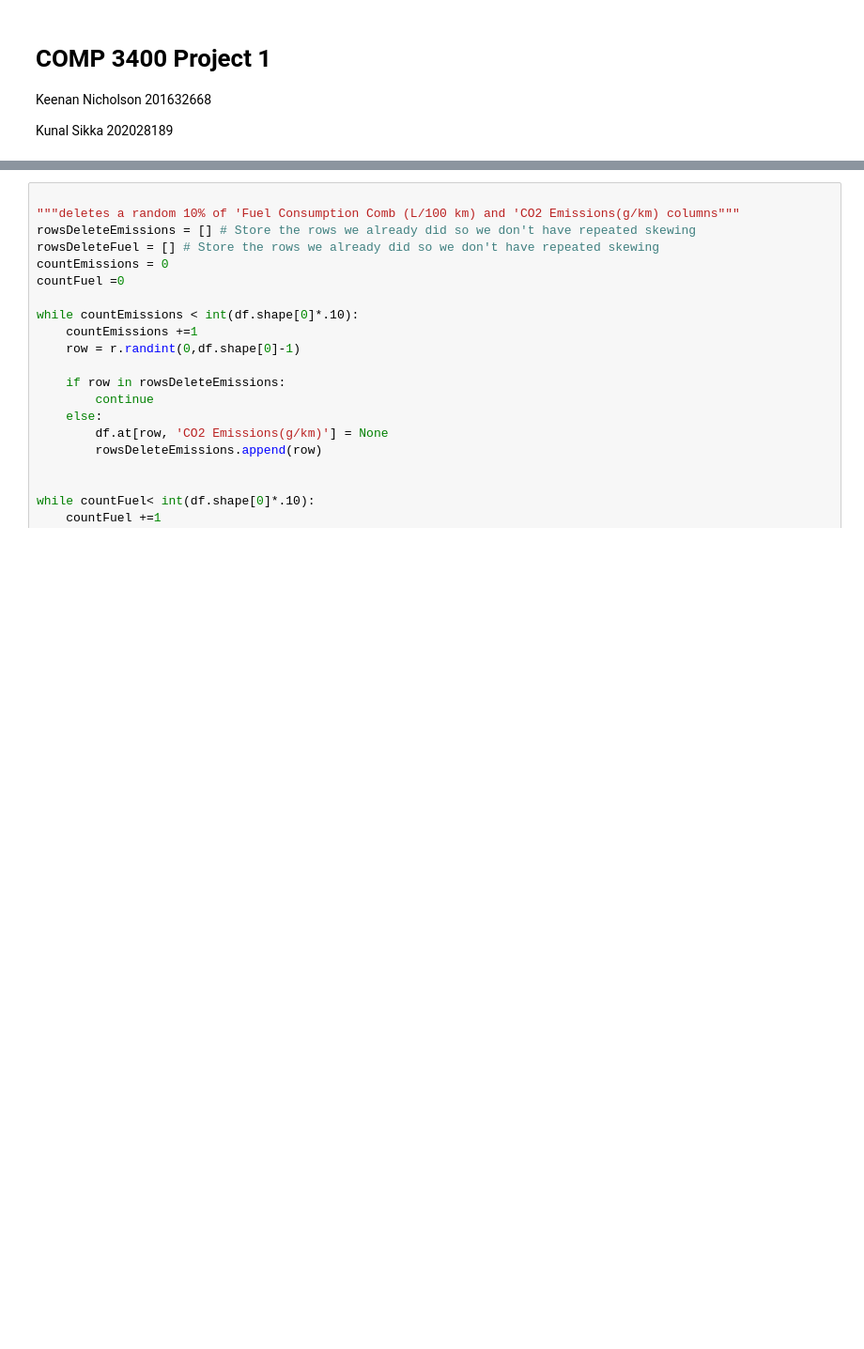
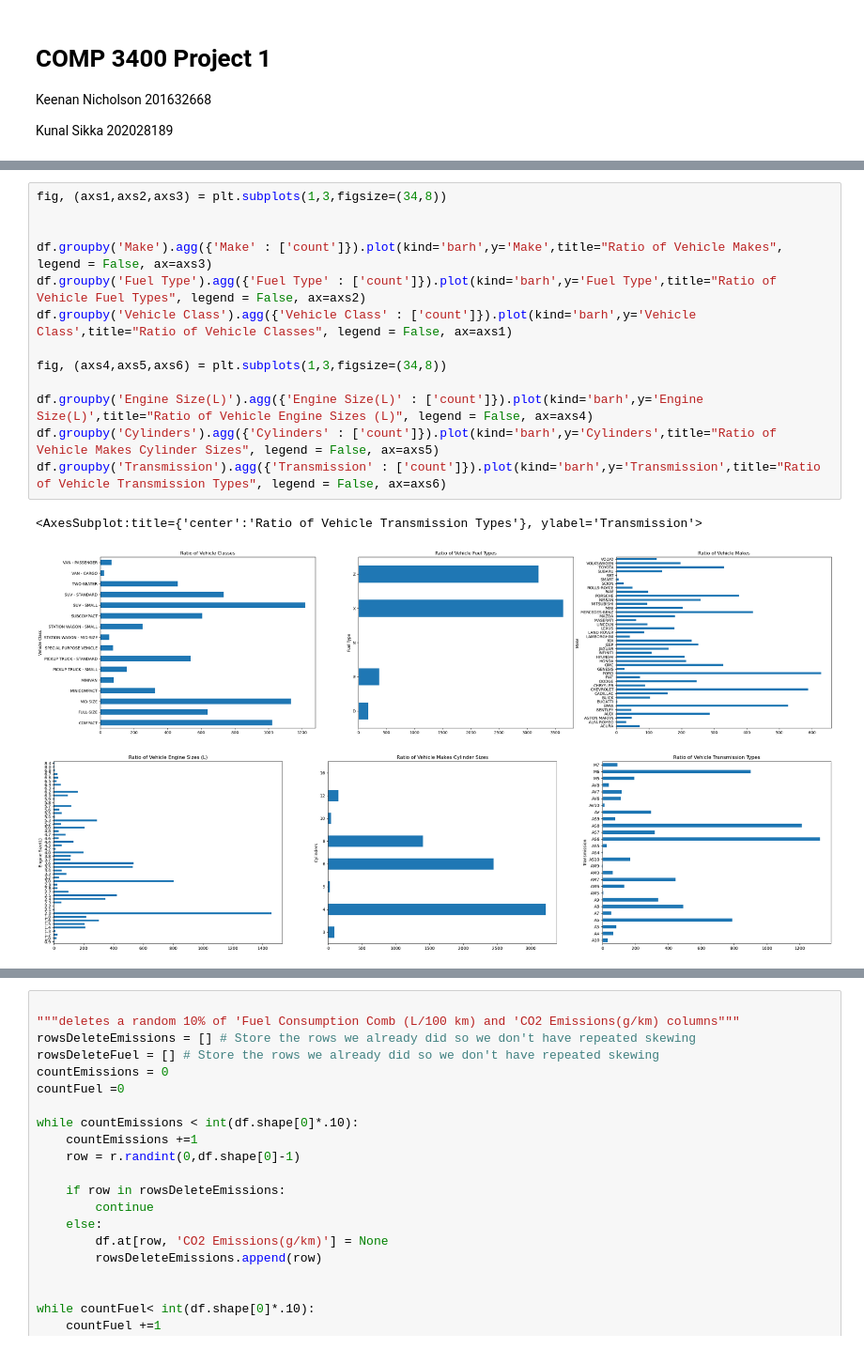
Before and after one commit to Keenan-Nicholson/Canadian_Emissions_Analysis, a Jupyter notebook: proj_1.ipynb, the cells around one changed output, grey strips where cells are left out. Shown at 94% size. Drawn from its saved outputs; the diff is of its cells as text; blank space fills up the shorter version.

```diff
--- a/proj_1.ipynb
+++ b/proj_1.ipynb
@@ -108 +161,18 @@ df.plot.scatter(['Fuel Consumption Comb (L/100 km)'],['CO2 Emissions(g/km)'],ax=
+# %%
+fig, (axs1,axs2,axs3) = plt.subplots(1,3,figsize=(34,8))
+
+
+df.groupby('Make').agg({'Make' : ['count']}).plot(kind='barh',y='Make',title="Ratio of Vehicle Makes", legend = False, ax=axs3)
+df.groupby('Fuel Type').agg({'Fuel Type' : ['count']}).plot(kind='barh',y='Fuel Type',title="Ratio of Vehicle Fuel Types", legend = False, ax=axs2)
+df.groupby('Vehicle Class').agg({'Vehicle Class' : ['count']}).plot(kind='barh',y='Vehicle Class',title="Ratio of Vehicle Classes", legend = False, ax=axs1)
+
+fig, (axs4,axs5,axs6) = plt.subplots(1,3,figsize=(34,8))
+
+df.groupby('Engine Size(L)').agg({'Engine Size(L)' : ['count']}).plot(kind='barh',y='Engine Size(L)',title="Ratio of Vehicle Engine Sizes (L)", legend = False, ax=axs4)
+df.groupby('Cylinders').agg({'Cylinders' : ['count']}).plot(kind='barh',y='Cylinders',title="Ratio of Vehicle Makes Cylinder Sizes", legend = False, ax=axs5)
+df.groupby('Transmission').agg({'Transmission' : ['count']}).plot(kind='barh',y='Transmission',title="Ratio of Vehicle Transmission Types", legend = False, ax=axs6)
+# %% [output]
+<AxesSubplot:title={'center':'Ratio of Vehicle Transmission Types'}, ylabel='Transmission'>
+[figure, added]
+[figure, added]
 # %% [markdown]
```
Also changed, not shown: parts of 24 cells of this notebook, 1 other file.
